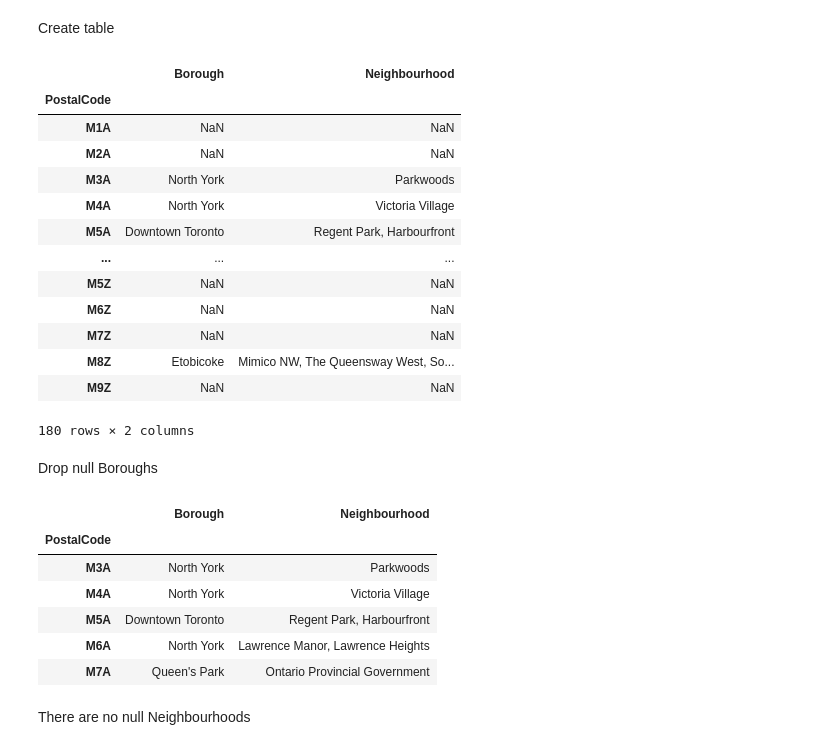
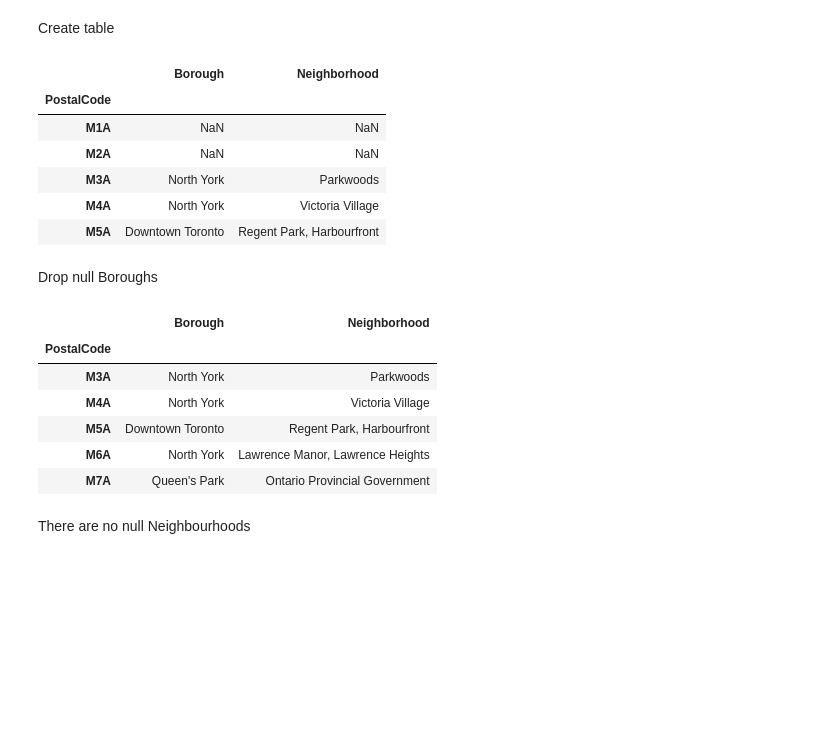
Before and after one commit to vkaramanis/Coursera_Capstone, a Jupyter notebook: Segmenting_and_Clustering_Neighborhoods_in_Toronto.ipynb, the cells around one changed output. Saved outputs shown, nothing was run; the diff lists cells and outputs as text; code cells hidden in the pictures; blank space fills up the shorter version.

```diff
--- a/Segmenting_and_Clustering_Neighborhoods_in_Toronto.ipynb
+++ b/Segmenting_and_Clustering_Neighborhoods_in_Toronto.ipynb
@@ -29,52 +50,45 @@ Create table
 # %%
 table = soup.find("table")
 
 parsed_data = []
 for row in table.findAll('tr'):
   for td in row.findAll('td'):
     data = td.get_text(separator=" ", strip=True).split("(")
     po = np.nan
     borough = np.nan
-    neighbourhood = np.nan
+    neighborhood = np.nan
 
     for idx, d in enumerate(data):
       if idx == 0:
         po = d[:3]
         borough = np.nan if re.search('Not assigned',d[3:]) else d[3:]
       elif idx == 1:
-        neighbourhood = re.sub(r' / ', ', ', d)
-        neighbourhood = re.sub(r'\)*', '', neighbourhood)
+        neighborhood = re.sub(r' / ', ', ', d)
+        neighborhood = re.sub(r'\)*', '', neighborhood)
       else:
         clean = re.sub(r' / ', ', ', d)
         clean = re.sub(r'\)*', '', clean)
-        neighbourhood += ', ' + clean
-    parsed_data += [[po, borough,neighbourhood]]
+        neighborhood += ', ' + clean
+    parsed_data += [[po, borough,neighborhood]]
 
-df = pd.DataFrame(parsed_data, columns=['PostalCode', 'Borough', 'Neighbourhood'])
+df = pd.DataFrame(parsed_data, columns=['PostalCode', 'Borough', 'Neighborhood'])
 df.set_index('PostalCode', inplace=True)
-df
+df.head()
 # %% [output]
-|  | Borough | Neighbourhood |
+|  | Borough | Neighborhood |
 | PostalCode |  |  |
 | M1A | NaN | NaN |
 | M2A | NaN | NaN |
 | M3A | North York | Parkwoods |
 | M4A | North York | Victoria Village |
 | M5A | Downtown Toronto | Regent Park, Harbourfront |
-| ... | ... | ... |
-| M5Z | NaN | NaN |
-| M6Z | NaN | NaN |
-| M7Z | NaN | NaN |
-| M8Z | Etobicoke | Mimico NW, The Queensway West, So... |
-| M9Z | NaN | NaN |
-180 rows × 2 columns
 # %% [markdown]
 Drop null Boroughs
 # %%
 df = df[df['Borough'].notnull()]
 df.head()
 # %% [output]
-|  | Borough | Neighbourhood |
+|  | Borough | Neighborhood |
 | PostalCode |  |  |
 | M3A | North York | Parkwoods |
 | M4A | North York | Victoria Village |
```
Also changed, not shown: parts of 31 cells of this notebook.
